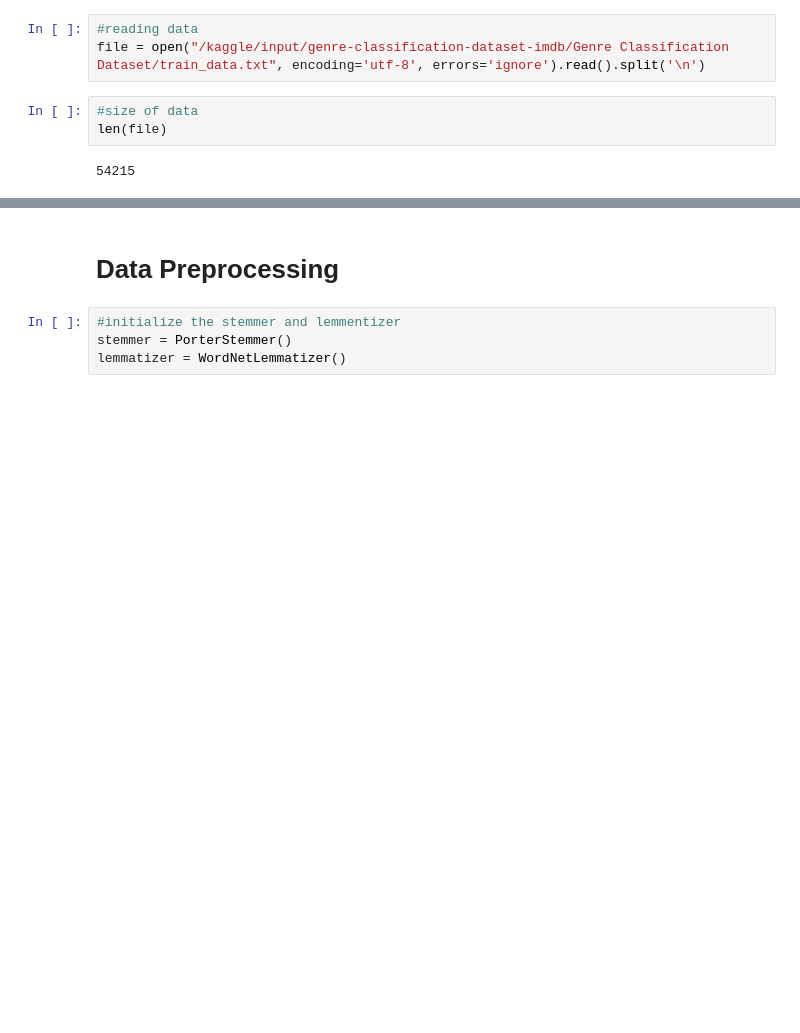
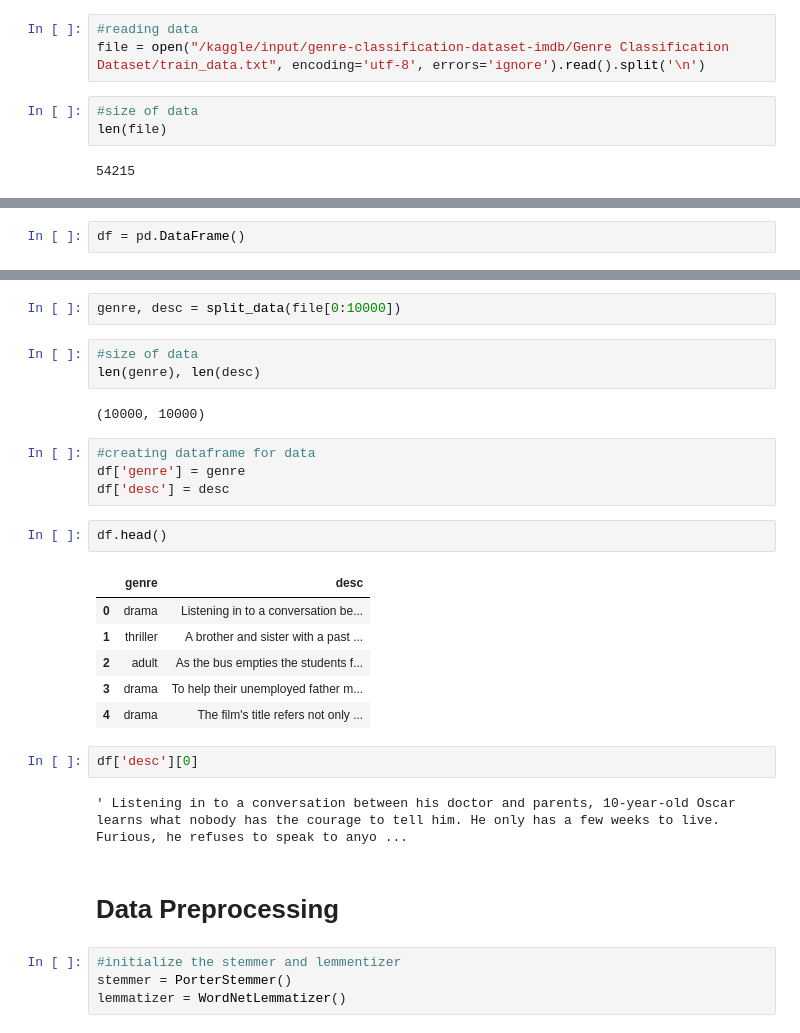
Before and after one commit to MorningStarTM/movie-genre-classification, a Jupyter notebook: movie-genre-classification.ipynb, the cells around one changed output, grey strips where cells are left out. Saved outputs shown, nothing was run; the diff lists cells and outputs as text; blank space fills up the shorter version.

Commit message:
Kaggle Notebook | Movie-Genre classification | Version 2

```diff
--- a/movie-genre-classification.ipynb
+++ b/movie-genre-classification.ipynb
@@ -33,0 +36,2 @@ len(file)
+# %%
+df = pd.DataFrame()
@@ -34,3 +47,27 @@ len(file)
+# %%
+genre, desc = split_data(file[0:10000])
+# %%
+#size of data
+len(genre), len(desc)
+# %% [output]
+(10000, 10000)
+# %%
+#creating dataframe for data
+df['genre'] = genre
+df['desc'] = desc
+# %%
+df.head()
+# %% [output]
+|  | genre | desc |
+| 0 | drama | Listening in to a conversation be... |
+| 1 | thriller | A brother and sister with a past ... |
+| 2 | adult | As the bus empties the students f... |
+| 3 | drama | To help their unemployed father m... |
+| 4 | drama | The film's title refers not only ... |
+# %%
+df['desc'][0]
+# %% [output]
+' Listening in to a conversation between his doctor and parents, 10-year-old Oscar learns what nobody has the courage to tell him. He only has a few weeks to live. Furious, he refuses to speak to anyo ...
 # %% [markdown]
 # Data Preprocessing
 # %%
```
Also changed, not shown: parts of 24 cells of this notebook.
